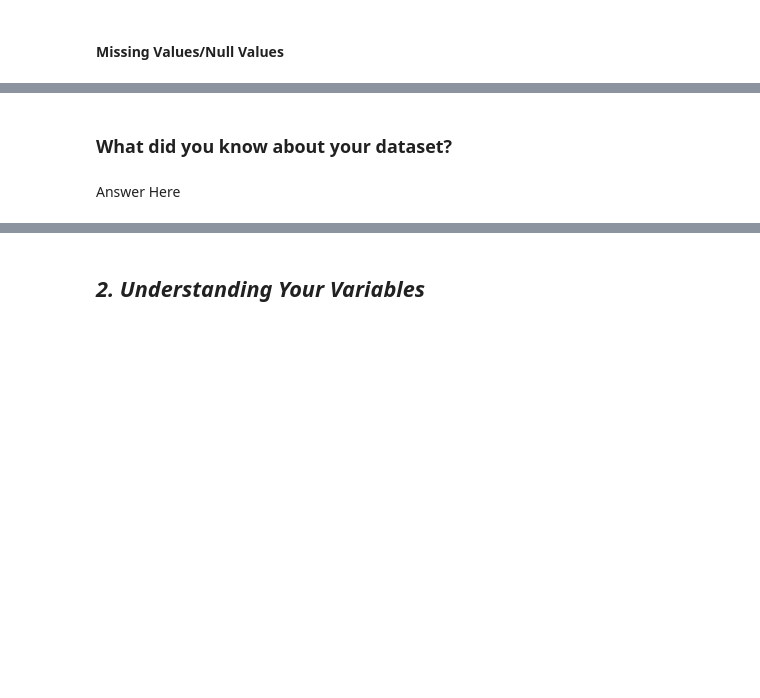
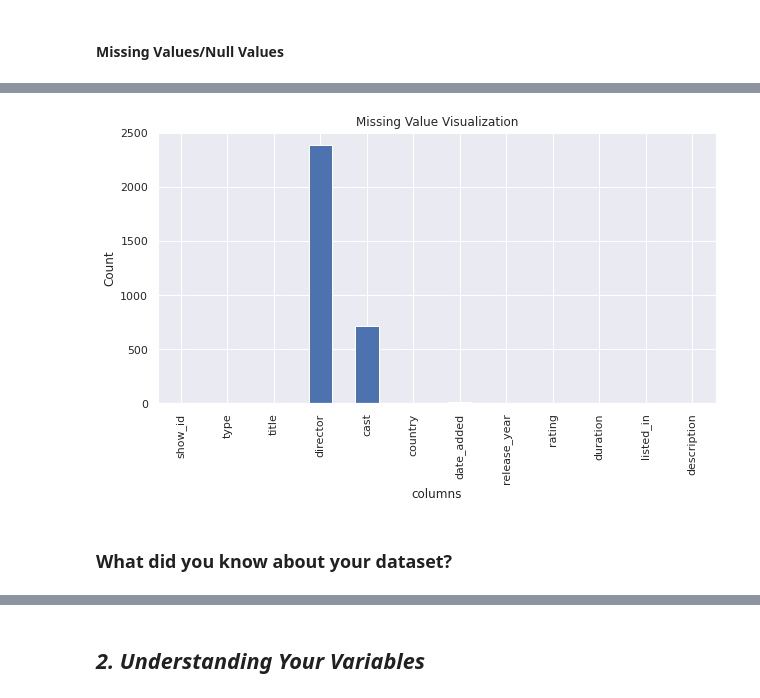
Before and after one commit to pinky-thakur/Netflix_Movies_and_TV_shows_Clustering_Capstone_project2, a Jupyter notebook: Netflix_Unsupervised_Clustering_Project_Submission.ipynb, the cells around one changed output, grey strips where cells are left out. Saved outputs shown, nothing was run; the diff lists cells and outputs as text; code cells hidden in the pictures; blank space fills up the shorter version.

```diff
--- a/Netflix_Unsupervised_Clustering_Project_Submission.ipynb
+++ b/Netflix_Unsupervised_Clustering_Project_Submission.ipynb
@@ -120,6 +128,6 @@ drive.mount('/content/drive')
 # %%
 #Using pandas and read_csv method to load the data
-path = '/content/drive/MyDrive/Colab Notebooks/Netflix_movies_and_TV_shows_clustering_project_final/NETFLIX MOVIES AND TV SHOWS CLUSTERING(1).csv'
+path = '/content/drive/MyDrive/AlmaBetter_Capstone_Projects/Netflix_Clustering_Unsupervised_Capstone_Project/NETFLIX MOVIES AND TV SHOWS CLUSTERING.csv'
 data = pd.read_csv(path)
 # %% [markdown]
 ### Dataset First View
@@ -160,4 +241,15 @@ data.shape
+# %%
+data['rating'].replace(np.nan, 'TV-MA',inplace  = True)
+data['country'].replace(np.nan, 'United States',inplace  = True)
+# %%
+# Visualizing the missing values
+plt.figure(figsize = (10,5))
+data.isnull().sum().plot(kind = 'bar')
+plt.title('Missing Value Visualization')
+plt.xlabel('columns')
+plt.ylabel('Count')
+plt.show()
+# %% [output]
+[figure, added]
 # %% [markdown]
 ### What did you know about your dataset?
-# %% [markdown]
-Answer Here
```
Also changed, not shown: parts of 195 cells of this notebook.
